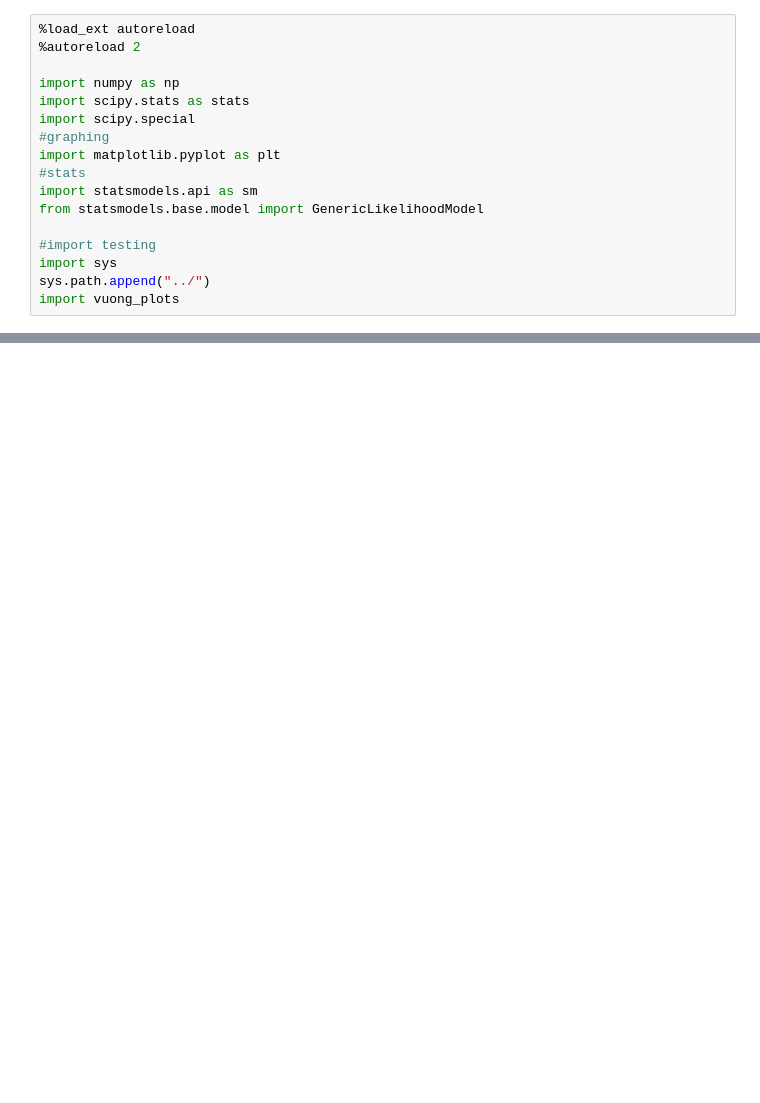
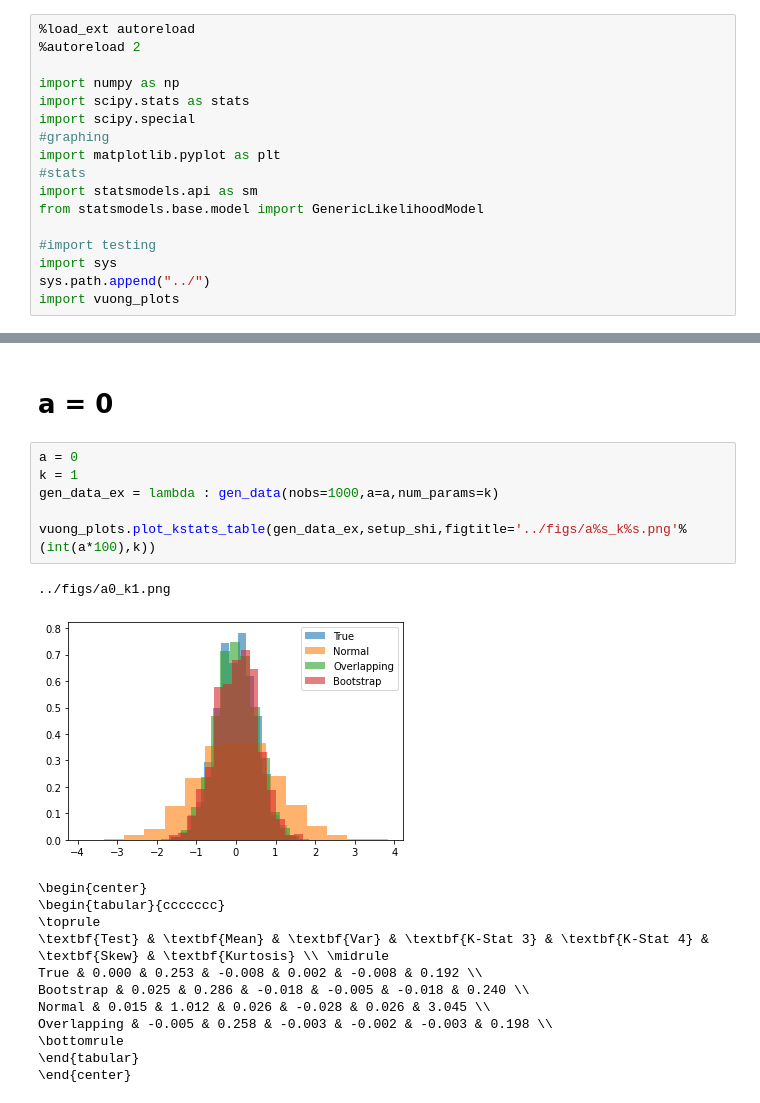
Before and after one commit to ericschulman/testing, a Jupyter notebook: overlapping_reg/kstats_table.ipynb, the cells around one changed output, grey strips where cells are left out. Cells and saved outputs as stored; diff of their text form; blank space fills up the shorter version.

```diff
--- a/overlapping_reg/kstats_table.ipynb
+++ b/overlapping_reg/kstats_table.ipynb
@@ -78 +72,23 @@ ll1,grad1,hess1,params1,ll2,grad2,hess2,params2 = setup_shi(yn,xn,return_model=F
+# %% [markdown]
+# a = 0
+# %%
+a = 0
+k = 1
+gen_data_ex = lambda : gen_data(nobs=1000,a=a,num_params=k)
+
+vuong_plots.plot_kstats_table(gen_data_ex,setup_shi,figtitle='../figs/a%s_k%s.png'%(int(a*100),k))
+# %% [output]
+../figs/a0_k1.png
+[figure, added]
+\begin{center}
+\begin{tabular}{ccccccc}
+\toprule
+\textbf{Test} & \textbf{Mean} & \textbf{Var} & \textbf{K-Stat 3} & \textbf{K-Stat 4} & \textbf{Skew} & \textbf{Kurtosis} \\ \midrule
+True & 0.000 & 0.253 & -0.008 & 0.002 & -0.008 & 0.192 \\
+Bootstrap & 0.025 & 0.286 & -0.018 & -0.005 & -0.018 & 0.240 \\
+Normal & 0.015 & 1.012 & 0.026 & -0.028 & 0.026 & 3.045 \\
+Overlapping & -0.005 & 0.258 & -0.003 & -0.002 & -0.003 & 0.198 \\
+\bottomrule
+\end{tabular}
+\end{center}
 # %%
```
Also changed, not shown: parts of 9 cells of this notebook, 2 other files.
